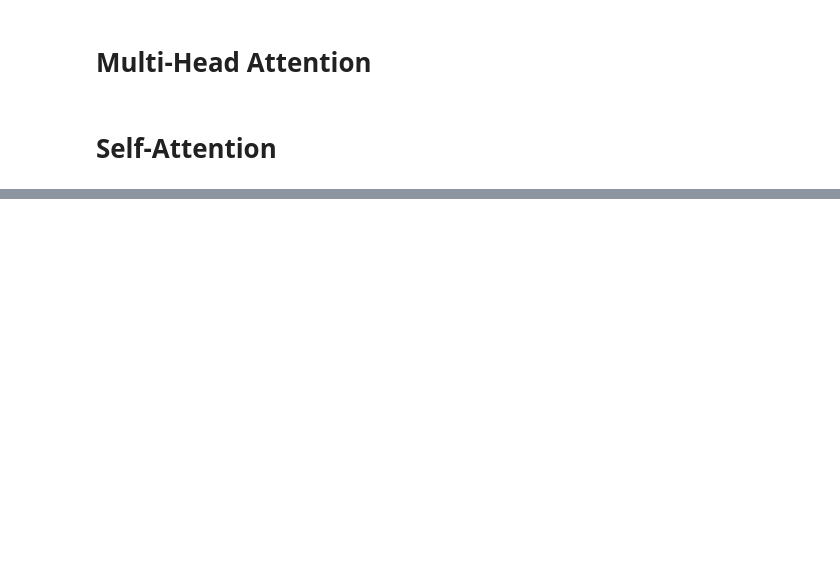
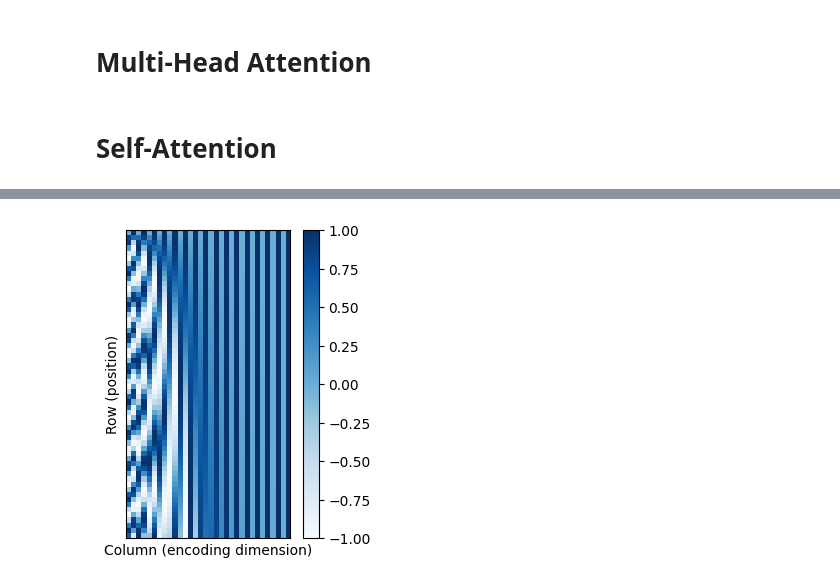
Before and after one commit to ishaanpaul98/Deep-Learning, a Jupyter notebook: Attention Mechanisms and Transformers/notebook.ipynb, the cells around one changed output, grey strips where cells are left out. Cells and saved outputs as stored; diff of their text form; code cells hidden in the pictures; blank space fills up the shorter version.

```diff
--- a/Attention Mechanisms and Transformers/notebook.ipynb
+++ b/Attention Mechanisms and Transformers/notebook.ipynb
@@ -910,0 +954,6 @@ assert attention(X, X, X, valid_lens).shape == (batch_size, num_queries, num_hid
+# %%
+P = P[0, :, :].unsqueeze(0).unsqueeze(0)
+show_heatmaps(P, xlabel='Column (encoding dimension)',
+                  ylabel='Row (position)', figsize=(3.5, 4), cmap='Blues')
+# %% [output]
+[figure, added]
```
Also changed, not shown: parts of 16 cells of this notebook.
